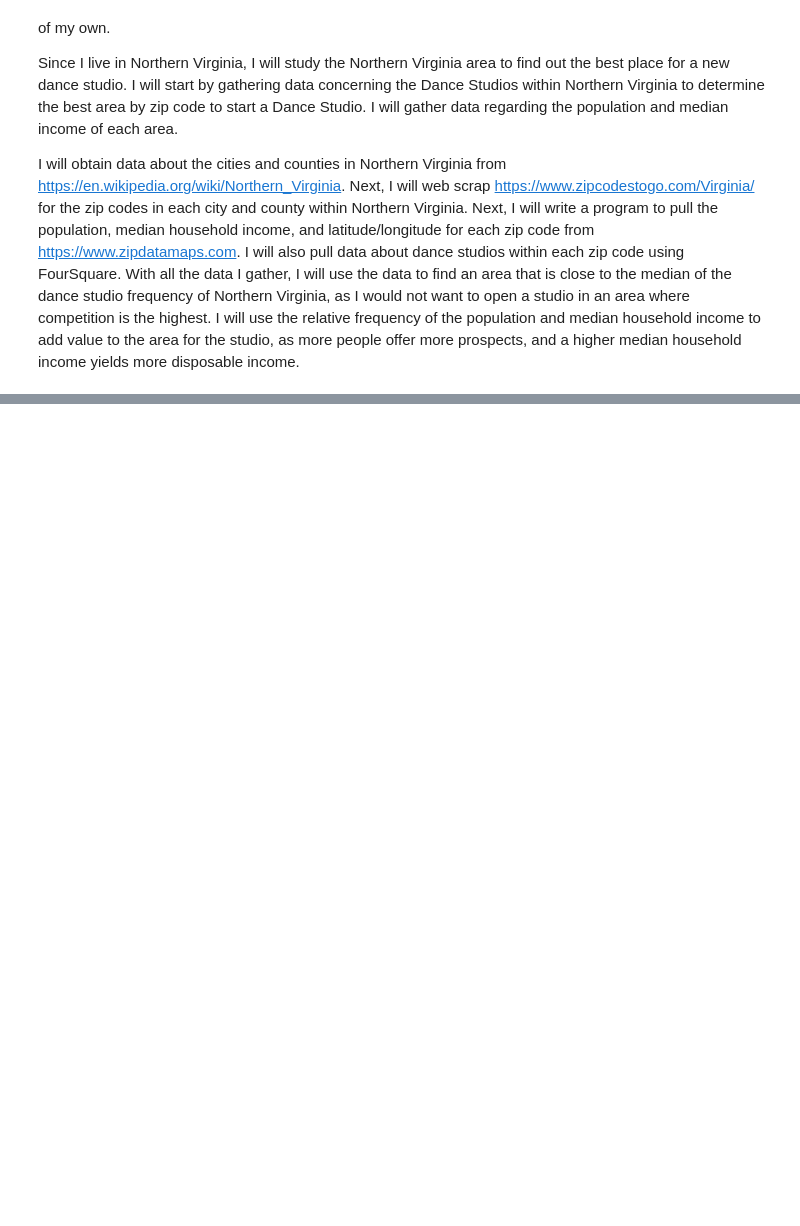
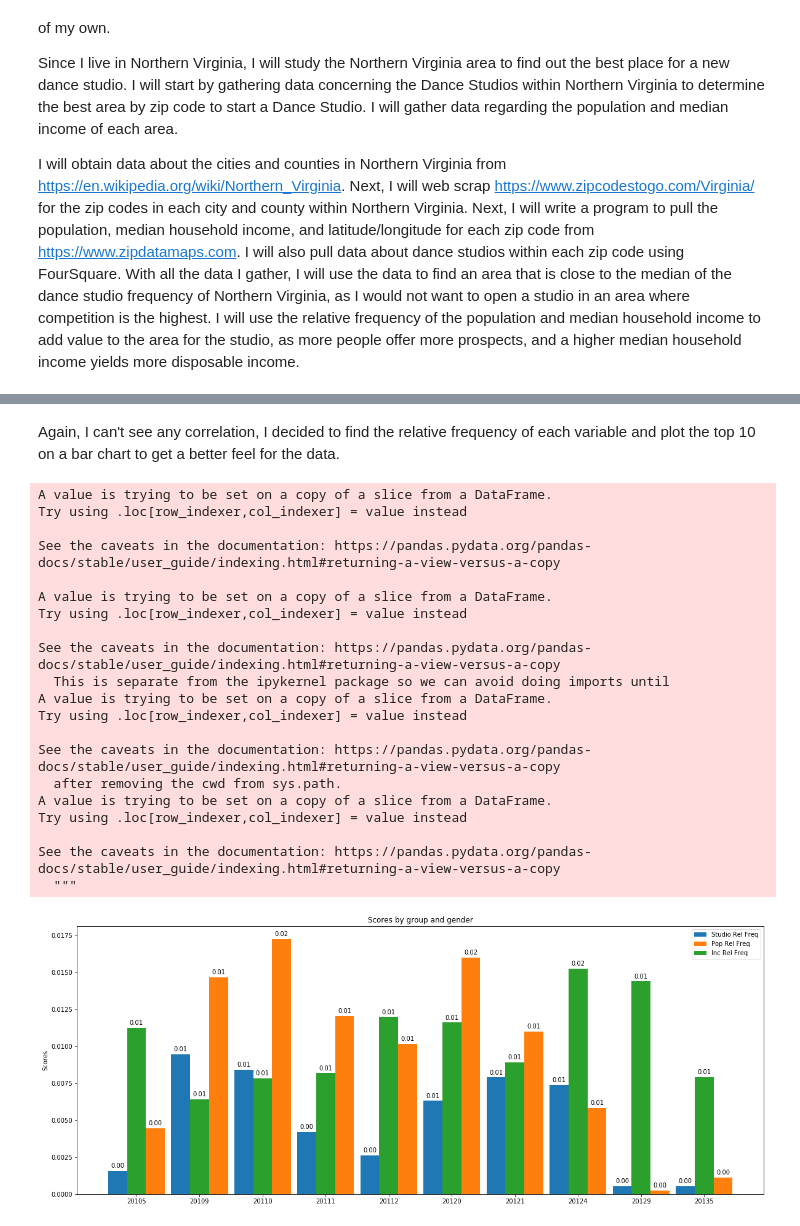
Before and after one commit to CorneliusHJackon/Coursera_Capstone, a Jupyter notebook: Dance Studio in Northern Virginia.ipynb, the cells around one changed output, grey strips where cells are left out. Cells and saved outputs as stored; diff of their text form; code cells hidden in the pictures; blank space fills up the shorter version.

```diff
--- a/Dance Studio in Northern Virginia.ipynb
+++ b/Dance Studio in Northern Virginia.ipynb
@@ -17,0 +430,67 @@ I will obtain data about the cities and counties in Northern Virginia from https
+# %% [markdown]
+Again, I can't see any correlation, I decided to find the relative frequency of each variable and plot the top 10 on a bar chart to get a better feel for the data.
+# %%
+all_rel_freq=all_grouped[['Zip Code','Dance Studio','Population','Median Household Income']]
+all_rel_freq['Studio Rel Freq'] = all_rel_freq['Dance Studio']/all_rel_freq['Dance Studio'].sum()
+all_rel_freq['Pop Rel Freq'] = all_rel_freq['Population']/all_rel_freq['Population'].sum()
+all_rel_freq['Inc Rel Freq'] = all_rel_freq['Median Household Income']/all_rel_freq['Median Household Income'].sum()
+all_rel_freq['Freq Sum'] = all_rel_freq['Studio Rel Freq']+all_rel_freq['Pop Rel Freq']+all_rel_freq['Inc Rel Freq']
+all_rel_freq.sort_values(by=['Freq Sum'],ascending=False).reset_index(drop=True)
+
+labels = all_rel_freq['Zip Code'].head(10)
+studio = all_rel_freq['Studio Rel Freq'].head(10)
+popu = all_rel_freq['Pop Rel Freq'].head(10)
+incom = all_rel_freq['Inc Rel Freq'].head(10)
+
+x = np.arange(len(labels))  # the label locations
+width = 0.30  # the width of the bars
+
+fig, ax = plt.subplots(figsize=(20, 8))
+rects1 = ax.bar(x - width, studio, width, label='Studio Rel Freq')
+rects2 = ax.bar(x + width, popu, width, label='Pop Rel Freq')
+rects3 = ax.bar(x, incom, width, label='Inc Rel Freq')
+
+# Add some text for labels, title and custom x-axis tick labels, etc.
+ax.set_ylabel('Scores')
+ax.set_title('Scores by group and gender')
+ax.set_xticks(x)
+ax.set_xticklabels(labels)
+ax.legend()
+
+def autolabel(rects):
+    """Attach a text label above each bar in *rects*, displaying its height."""
+    for rect in rects:
+        height = rect.get_height()
+        ax.annotate('{:.2f}'.format(height),
+                    xy=(rect.get_x() + rect.get_width() / 2, height),
+                    xytext=(0, 3),  # 3 points vertical offset
+                    textcoords="offset points",
+                    ha='center', va='bottom')
+
+autolabel(rects1)
+autolabel(rects2)
+autolabel(rects3)
+
+plt.show()
+# %% [output]
+A value is trying to be set on a copy of a slice from a DataFrame.
+Try using .loc[row_indexer,col_indexer] = value instead
+
+See the caveats in the documentation: https://pandas.pydata.org/pandas-docs/stable/user_guide/indexing.html#returning-a-view-versus-a-copy
+
+A value is trying to be set on a copy of a slice from a DataFrame.
+Try using .loc[row_indexer,col_indexer] = value instead
+
+See the caveats in the documentation: https://pandas.pydata.org/pandas-docs/stable/user_guide/indexing.html#returning-a-view-versus-a-copy
+  This is separate from the ipykernel package so we can avoid doing imports until
+A value is trying to be set on a copy of a slice from a DataFrame.
+Try using .loc[row_indexer,col_indexer] = value instead
+
+See the caveats in the documentation: https://pandas.pydata.org/pandas-docs/stable/user_guide/indexing.html#returning-a-view-versus-a-copy
+  after removing the cwd from sys.path.
+A value is trying to be set on a copy of a slice from a DataFrame.
+Try using .loc[row_indexer,col_indexer] = value instead
+
+See the caveats in the documentation: https://pandas.pydata.org/pandas-docs/stable/user_guide/indexing.html#returning-a-view-versus-a-copy
+  """
+[figure, added]
```
Also changed, not shown: parts of 52 cells of this notebook, 5 other files.
